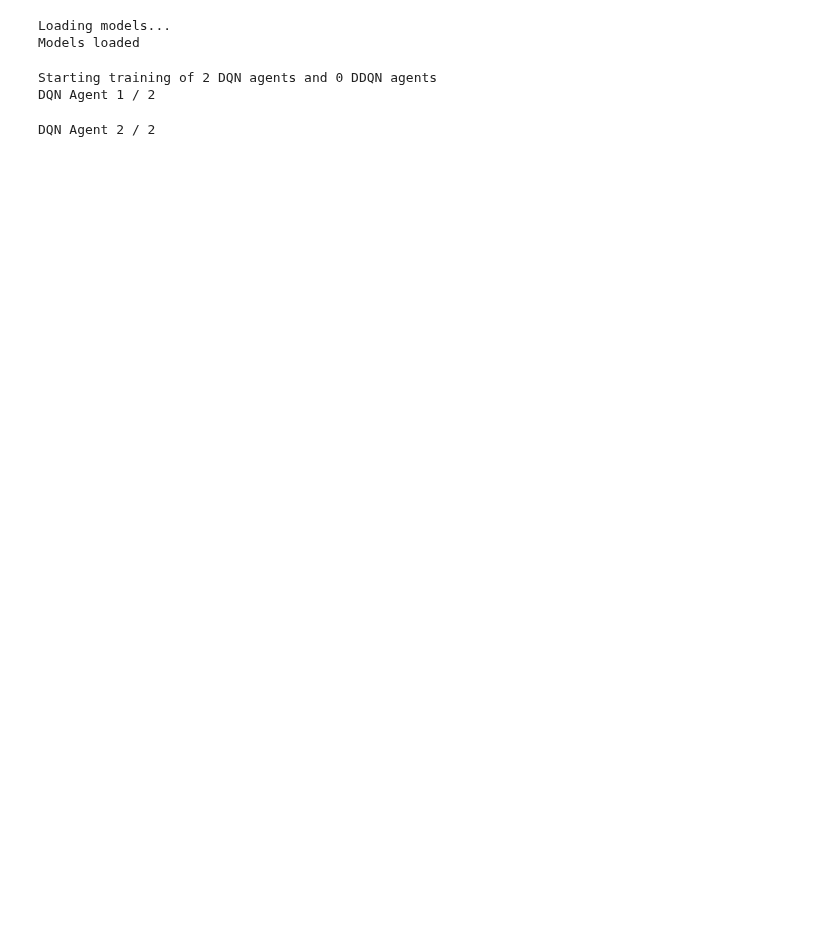
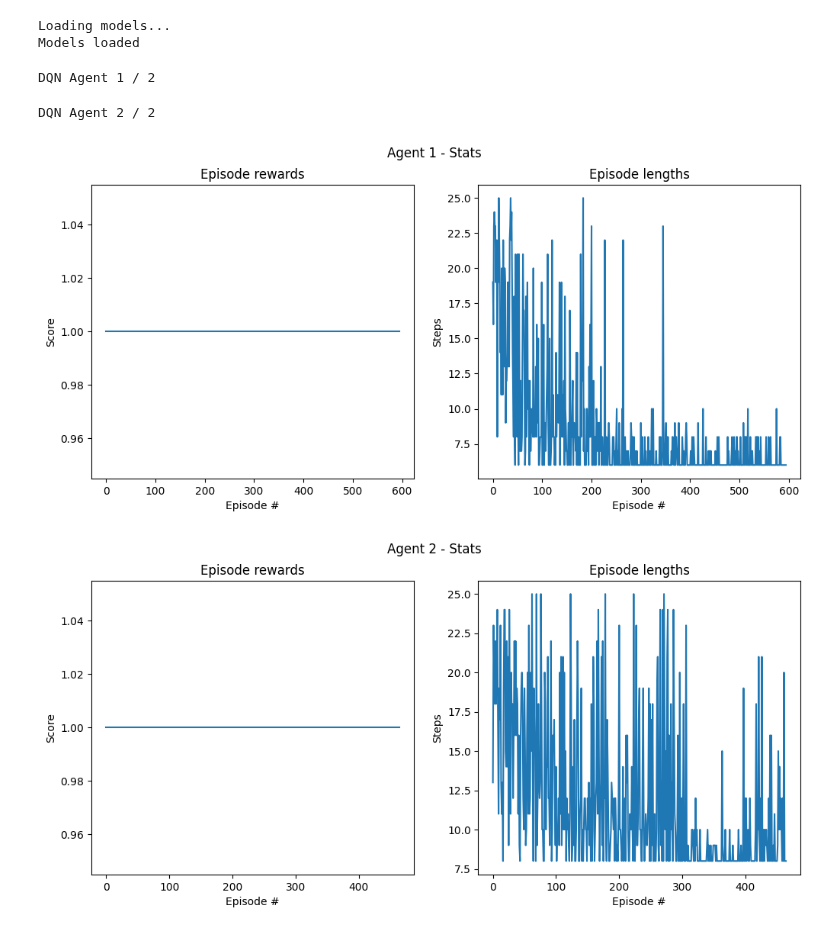
Before and after one commit to salvalago23/TFG_Salvador_Perez_GR, a Jupyter notebook: src/5_DQNtrain.ipynb, the cells around one changed output. Saved outputs shown, nothing was run; the diff lists cells and outputs as text; code cells hidden in the pictures; blank space fills up the shorter version.

```diff
--- a/src/5_DQNtrain.ipynb
+++ b/src/5_DQNtrain.ipynb
@@ -43,39 +39,26 @@ TAU = 1e-3              # for soft update of target parameters
 LR = 5e-4               # learning rate
 UPDATE_EVERY = 4        # how often to update the network
 # %%
-#CREATING THE AGENTS
+#CREATING AND TRAINING THE AGENTS
 agents_arr = []         # array of agents
-scores_arr = []         # array of scores of the episodes
-durations_arr = []      # array of durations of the episodes
 starting_positions = [] # array of starting positions for each agent
 
-for i in range(NUM_DQN_AGENTS):
-    path_to_save = "../data/agent_models/pytorch/DQNagent"+str(i+1)+".pt" # path to save the model
-    agent = DQNAgent(path_to_save, env, SEED, NUM_NEURONS_FC1, NUM_NEURONS_FC2, EPISODES_PER_AGENT, MAX_STEPS_PER_EPISODE, EPS_START, EPS_END, EPS_DECAY, BUFFER_SIZE, BATCH_SIZE, GAMMA, TAU, LR, UPDATE_EVERY)
-    agents_arr.append(agent) # append the agent to the array
+for i in range(NUM_DQN_AGENTS+NUM_DDQN_AGENTS):
+    if i < NUM_DQN_AGENTS:
+        print("DQN Agent", i+1,"/",NUM_DQN_AGENTS)    # if the agent is a DQN agent
+        path_to_save = "../data/agent_models/pytorch/DQNagent"+str(i+1)+".pt" # path to save the model
+        agent = DQNAgent(path_to_save, env, NUM_NEURONS_FC1, NUM_NEURONS_FC2, EPISODES_PER_AGENT, MAX_STEPS_PER_EPISODE, EPS_START, EPS_END, EPS_DECAY, BUFFER_SIZE, BATCH_SIZE, GAMMA, TAU, LR, UPDATE_EVERY)
+    else:
+        print("DDQN Agent", i+1-NUM_DQN_AGENTS,"/",NUM_DDQN_AGENTS)  # if the agent is a DDQN agent
+        path_to_save = "../data/agent_models/pytorch/DDQNagent"+str(i+1)+".pt" # path to save the model
+        agent = DDQNAgent(path_to_save, env, NUM_NEURONS_FC1, NUM_NEURONS_FC2, EPISODES_PER_AGENT, MAX_STEPS_PER_EPISODE, EPS_START, EPS_END, EPS_DECAY, BUFFER_SIZE, BATCH_SIZE, GAMMA, TAU, LR, UPDATE_EVERY)
 
-for i in range(NUM_DDQN_AGENTS):
-    path_to_save = "../data/agent_models/pytorch/DDQNagent"+str(i+1)+".pt" # path to save the model
-    agent = DDQNAgent(path_to_save, env, SEED, NUM_NEURONS_FC1, NUM_NEURONS_FC2, EPISODES_PER_AGENT, MAX_STEPS_PER_EPISODE, EPS_START, EPS_END, EPS_DECAY, BUFFER_SIZE, BATCH_SIZE, GAMMA, TAU, LR, UPDATE_EVERY)
-    agents_arr.append(agent) # append the agent to the array
+    agent.env.unwrapped.randomize_start_pos()
+
+    agent.train()
+
+    agents_arr.append(agent)
+    starting_positions.append(agent.env.unwrapped.start_pos)
+# %% [output]
+DQN Agent 1 / 2
+DQN Agent 2 / 2
-# %%
-#TRAINING
-print("Starting training of", NUM_DQN_AGENTS, "DQN agents and", NUM_DDQN_AGENTS, "DDQN agents")
-
-for agent in agents_arr:
-    #Even though the env has been passed to the agent, it´s still the same env instance for all agents
-    agent.env.unwrapped.randomize_start_pos()     # randomize the starting position of the agent in the grid environment
-
-    if agents_arr.index(agent) < NUM_DQN_AGENTS:
-        print("DQN Agent", agents_arr.index(agent)+1,"/",NUM_DQN_AGENTS)    # if the agent is a DQN agent
-    else:
-        print("DDQN Agent", agents_arr.index(agent)+1-NUM_DQN_AGENTS,"/",NUM_DDQN_AGENTS)  # if the agent is a DDQN agent
-
-    scores, durations = agent.train()
-    scores_arr.append(scores)
-    durations_arr.append(durations)
-    starting_positions.append(agent.env.unwrapped.start_pos)
-# %% [output]
-Starting training of 2 DQN agents and 0 DDQN agents
-DQN Agent 1 / 2
-DQN Agent 2 / 2
@@ -118,3 +65,11 @@ if show_stats:
+# %%
+if show_stats:
+    for i in range(len(agents_arr)):
+        #print("Agent", i+1, "steps stats:", "\tAverage", round(np.mean(durations), 2), "\tStd dev", round(np.std(durations), 2), "\tMedian", round(np.median(durations), 2), "\tBest", np.min(durations))
+        agents_arr[i].plot_results(i, rolling_length=1)
+# %% [output]
+[figure, added]
+[figure, added]
 # %%
 for i in range(len(agents_arr)):
     value_grid, policy_grid, string_policy_grid = create_grids(env, Qnet=agents_arr[i].qnetwork_local)
```
Also changed, not shown: parts of 5 cells of this notebook, 14 other files.
